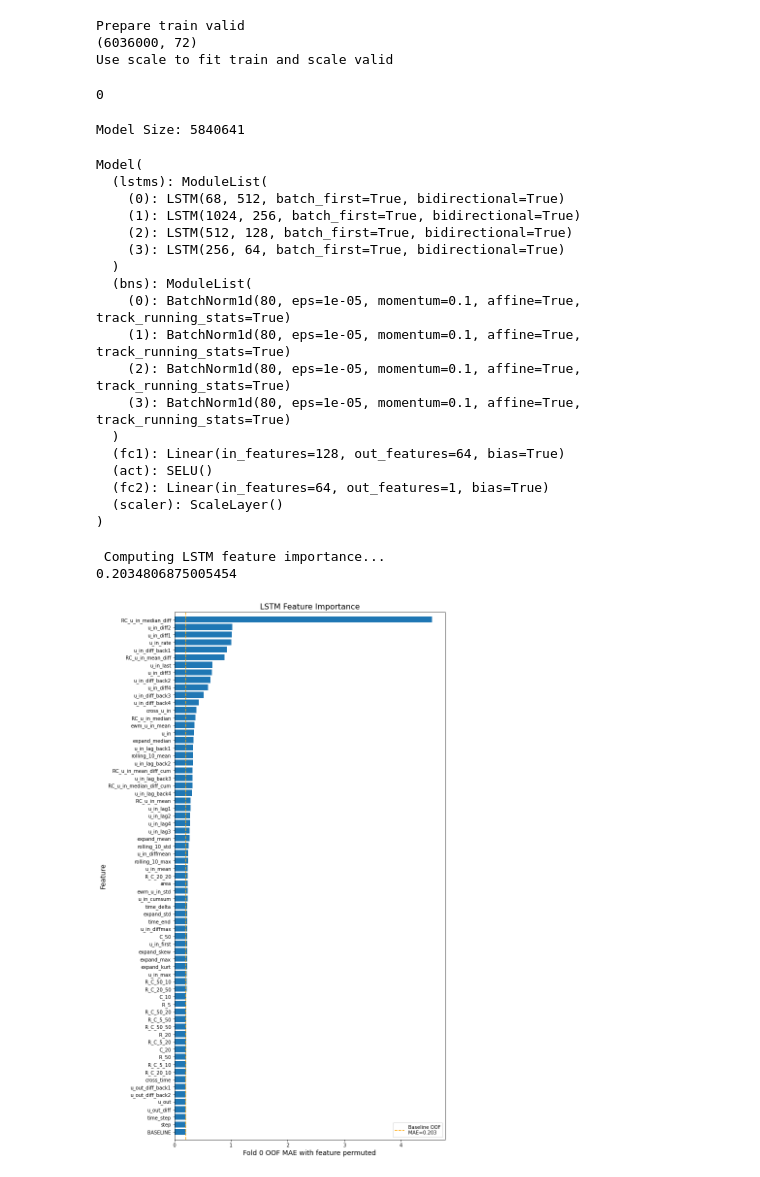
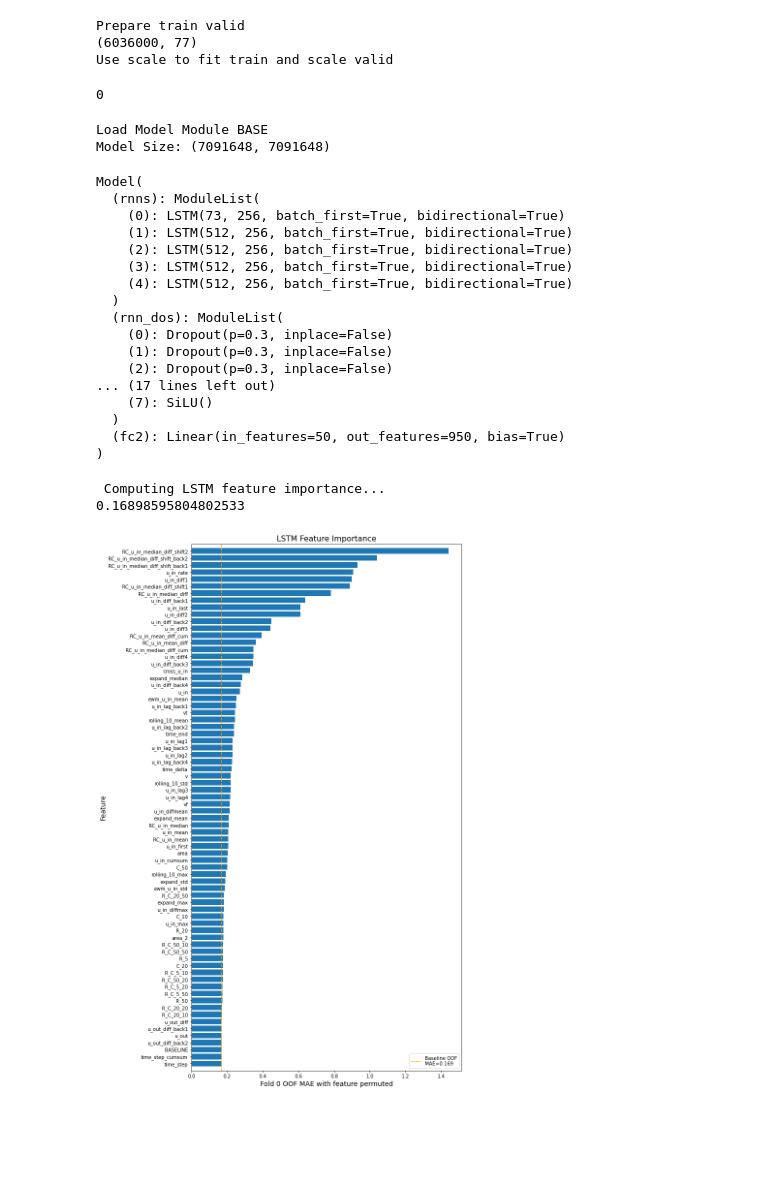
Before and after one commit to ZiyueWang25/GBVPP, a Jupyter notebook: notebook/FeatureImportance.ipynb, the cells around one changed output. Cells and saved outputs as stored; diff of their text form; code cells hidden in the pictures; blank space fills up the shorter version.

Commit message:
larger model, larger ensemble, noCrossFeatures -3h

```diff
--- a/notebook/FeatureImportance.ipynb
+++ b/notebook/FeatureImportance.ipynb
@@ -27,7 +27,7 @@ import matplotlib.pyplot as plt
 # %%
 from torchsummary import summary
 # %%
-config = read_config("base_better_OP01_lossMAE")
+config = read_config("LSTM5_CLS_DO03_CH02_IPOnly_SiLU_ADAM_PL3")
 config.gpu = [0]
 config.train_folds = [0]
 config = update_config(config)
@@ -48,0 +51,2 @@ seed_torch(seed=config.seed)
+# %%
+train, NAlist = reduce_mem_usage(train)
@@ -62,7 +71,7 @@ del X_train, y_train, w_train
 gc.collect()
 # %% [output]
 Prepare train valid
-(6036000, 72)
+(6036000, 77)
 Use scale to fit train and scale valid
 0
 # %%
@@ -89,24 +98,24 @@ model.load_state_dict((checkpoint['model_state_dict']))
 print("Model Size: {}".format(get_n_params(model)))
 model.to(config.device)
 # %% [output]
-Model Size: 5840641
+Load Model Module BASE
+Model Size: (7091648, 7091648)
 Model(
-  (lstms): ModuleList(
-    (0): LSTM(68, 512, batch_first=True, bidirectional=True)
-    (1): LSTM(1024, 256, batch_first=True, bidirectional=True)
-    (2): LSTM(512, 128, batch_first=True, bidirectional=True)
-    (3): LSTM(256, 64, batch_first=True, bidirectional=True)
+  (rnns): ModuleList(
+    (0): LSTM(73, 256, batch_first=True, bidirectional=True)
+    (1): LSTM(512, 256, batch_first=True, bidirectional=True)
+    (2): LSTM(512, 256, batch_first=True, bidirectional=True)
+    (3): LSTM(512, 256, batch_first=True, bidirectional=True)
+    (4): LSTM(512, 256, batch_first=True, bidirectional=True)
   )
-  (bns): ModuleList(
-    (0): BatchNorm1d(80, eps=1e-05, momentum=0.1, affine=True, track_running_stats=True)
-    (1): BatchNorm1d(80, eps=1e-05, momentum=0.1, affine=True, track_running_stats=True)
-    (2): BatchNorm1d(80, eps=1e-05, momentum=0.1, affine=True, track_running_stats=True)
-    (3): BatchNorm1d(80, eps=1e-05, momentum=0.1, affine=True, track_running_stats=True)
+  (rnn_dos): ModuleList(
+    (0): Dropout(p=0.3, inplace=False)
+    (1): Dropout(p=0.3, inplace=False)
+    (2): Dropout(p=0.3, inplace=False)
+... (17 lines left out)
+    (7): SiLU()
   )
-  (fc1): Linear(in_features=128, out_features=64, bias=True)
-  (act): SELU()
-  (fc2): Linear(in_features=64, out_features=1, bias=True)
-  (scaler): ScaleLayer()
+  (fc2): Linear(in_features=50, out_features=950, bias=True)
 )
 # %%
 COLS = [col for col in train.columns if col not in ["id", "breath_id", "fold", "pressure"]]
@@ -115,12 +124,16 @@ results = []
 print(' Computing LSTM feature importance...')
 # COMPUTE BASELINE (NO SHUFFLE)
 oof_preds = get_valid_pred(valid_loader, model, config.device)
+
+if not config.do_reg:
+    oof_preds = cls_2_num_func(oof_preds.argmax(axis=-1), config.pressure_unique_path)
+
 baseline_mae = (np.abs( oof_preds-y_valid ) * w_valid).sum()/w_valid.sum()
 results.append({'feature':'BASELINE','mae':baseline_mae})
 print(baseline_mae)
 # %% [output]
  Computing LSTM feature importance...
-0.2034806875005454
+0.16898595804802533
 # %%
 for k in tqdm(range(len(COLS))):
     # SHUFFLE FEATURE K
@@ -133,29 +146,31 @@ for k in tqdm(range(len(COLS))):
                               num_workers=config.num_workers, pin_memory=True, drop_last=False)
     # COMPUTE OOF MAE WITH FEATURE K SHUFFLED
     oof_preds = get_valid_pred(valid_loader, model, config.device)
+    if not config.do_reg:
+        oof_preds = cls_2_num_func(oof_preds.argmax(axis=-1), config.pressure_unique_path)
     mae = (np.abs( oof_preds-y_valid ) * w_valid).sum()/w_valid.sum()
     results.append({'feature':COLS[k],'mae':mae})
     X_valid[:,:,k] = save_col
 # %%
 # DISPLAY LSTM FEATURE IMPORTANCE
 print()
 df = pd.DataFrame(results)
 df = df.sort_values('mae')
 plt.figure(figsize=(10,20))
 plt.barh(np.arange(len(COLS)+1),df.mae)
 plt.yticks(np.arange(len(COLS)+1),df.feature.values)
 plt.title('LSTM Feature Importance',size=16)
 plt.ylim((-1,len(COLS)+1))
 plt.plot([baseline_mae,baseline_mae],[-1,len(COLS)+1], '--', color='orange',
          label=f'Baseline OOF\nMAE={baseline_mae:.3f}')
 plt.xlabel(f'Fold 0 OOF MAE with feature permuted',size=14)
 plt.ylabel('Feature',size=14)
 plt.legend()
 plt.show()
 
 # SAVE LSTM FEATURE IMPORTANCE
 
 df = df.sort_values('mae',ascending=False)
-df.to_csv(f'../output/lstm_feature_importance_fold_1.csv',index=False)
+df.to_csv(f'../output/lstm_update_feature_importance_fold_1.csv',index=False)
 # %% [output]
-[figure, old version]
+[figure, new version]
```
Also changed, not shown: parts of 6 cells of this notebook, 7 other files.
